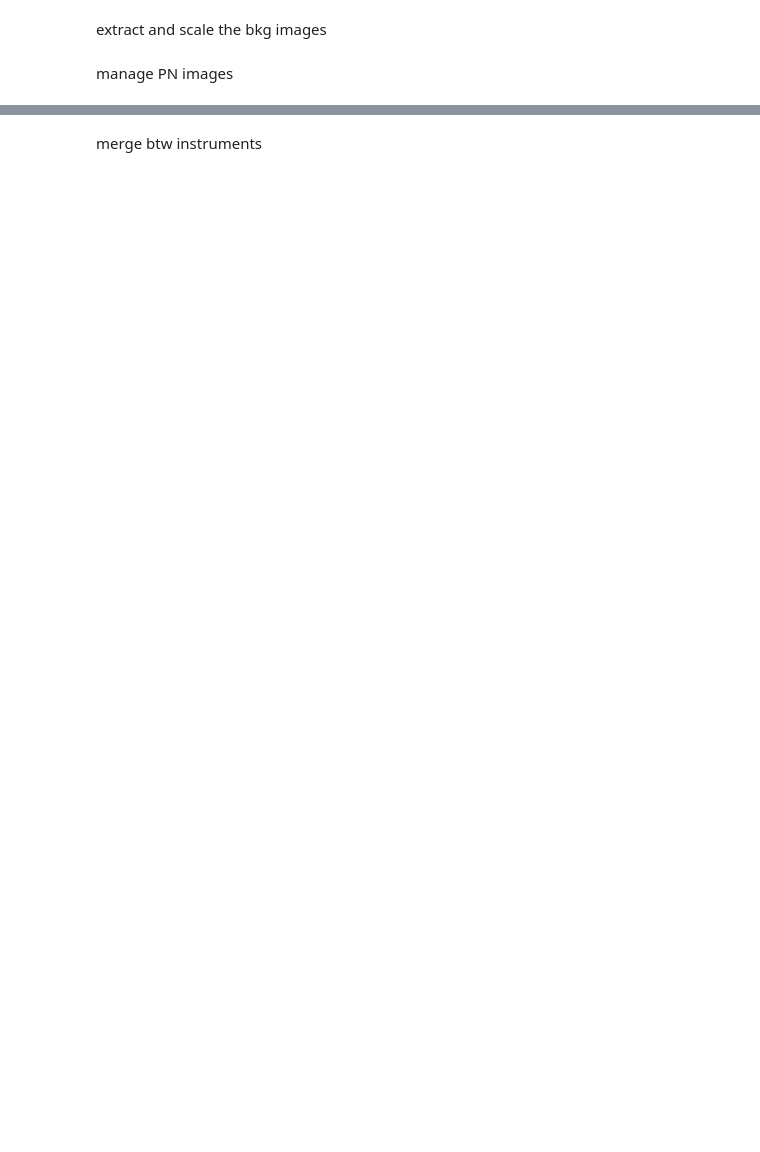
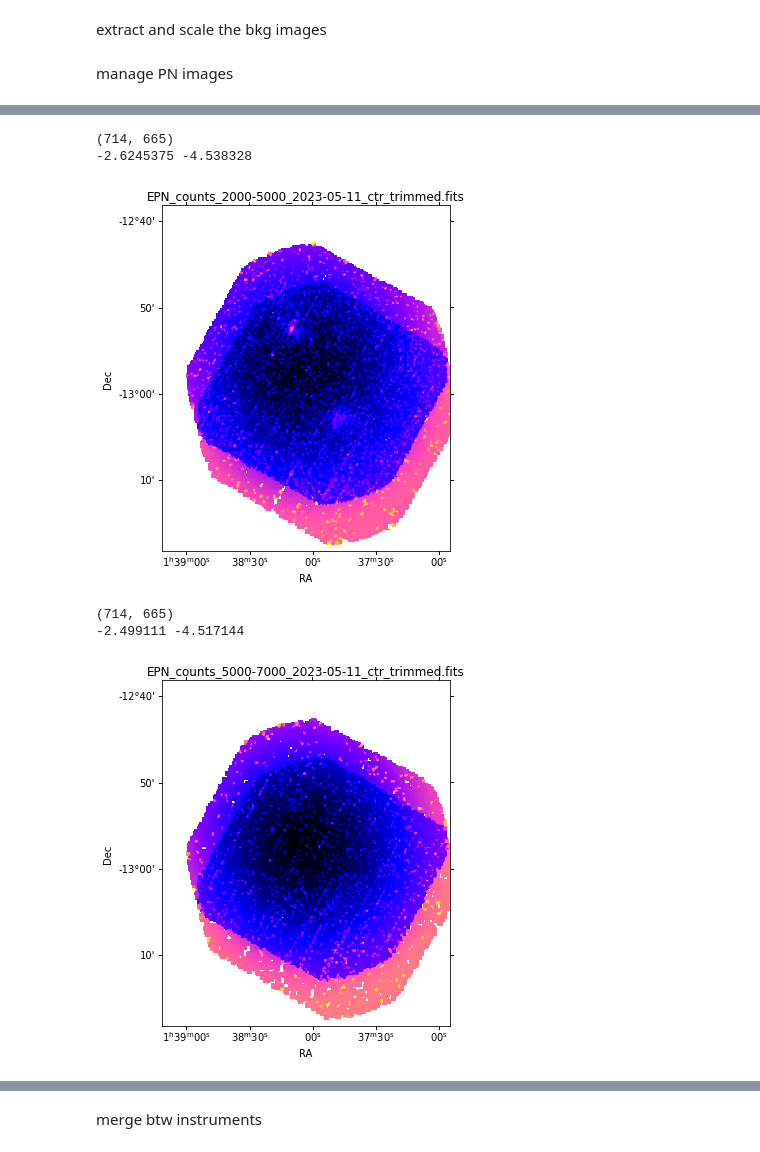
Before and after one commit to yanlingchen1/XMM_datareduction, a Jupyter notebook: xmm_data_extraction.ipynb, the cells around one changed output, grey strips where cells are left out. Cells and saved outputs as stored; diff of their text form; code cells hidden in the pictures; blank space fills up the shorter version.

```diff
--- a/xmm_data_extraction.ipynb
+++ b/xmm_data_extraction.ipynb
@@ -602,6 +687,6 @@ for obs in ['101', '201']:
         else:
             pattern = 12
         f.write(f'evselect table={input_evtfile} xcolumn=X ycolumn=Y imagebinning=binSize ximagebinsize=20 yimagebinsize=20 \
-withfilteredset=Y withimageset=Y imageset={output_imgfile} destruct=Y keepfilteroutput=T expression="#XMMEA_16&&(PATTERN<={pattern})&&(PI in [9000:12000])&&(PI>150)"\n')
+withfilteredset=Y withimageset=Y imageset={output_imgfile} destruct=Y keepfilteroutput=T expression="#XMMEA_16&&(PATTERN<={pattern})&&(PI in [9000:12000])&&(PI>150)&&FLAG==0"\n')
 
     f.close()
@@ -742,34 +905,46 @@ check the images
+# %%
+f = open(f'create_images.sh', 'w')
+
+for ins in ['EMOS', 'EPN']:#,'xmm','chandra' # , 'EMOS','EPN'
+        for band in ['700-1200', '1200-2000', '2000-5000', '5000-7000']:#,
+
+            img = f'{ins}_counts_{band}_{today}.img'
+            # exp = f'{ins}_exp_{band}_{today}_edgemsk_srcmsk_{clus}_filamsk_bigeschipgapmasked.fits'
+            # exp = f'{ins}_exp_{band}_{today}_edgemsk_srcmsk_{clus}_filamsk.fits'
+            exp = f'{ins}_exp_{band}_{today}.img'
+            # bkg = glob(f'{ins}_bkg_{band}_{today}.img')[0]
+            # f.write(f'farith {img} {bkg} {img.split(".")[0]}_net.fits "-" clobber=yes\n')
+            # f.write(f'fimgtrim infile={img.split(".")[0]}_net.fits threshlo=0 threshup=I const_lo=0 outfile={img.split(".")[0]}_net_trimmed.fits clobber=yes\n')
+            f.write(f'farith {img.split(".")[0]}.img {exp} {img.split(".")[0]}_ctr.fits "/" clobber=yes\n')
+            f.write(f'fimgtrim infile={img.split(".")[0]}_ctr.fits threshlo=0 threshup=I const_lo=0 outfile={img.split(".")[0]}_ctr_trimmed.fits clobber=yes\n')
+f.close()
 # %%
-# from astropy.visualization import astropy_mpl_style
-import matplotlib.colors as colors
-import matplotlib.pyplot as plt
-# plt.style.use(astropy_mpl_style)
-plt.style.use('default')
-from astropy.utils.data import get_pkg_data_filename
-from astropy.wcs import WCS
-from astropy.convolution import convolve
-from astropy.convolution import Gaussian2DKernel
-from astropy.io import fits
-import numpy as np
-kernel = Gaussian2DKernel(x_stddev=1)
-# 'EPN_corr_counts'
-#EMOS1_obs101_bkg_clean_2023-05-04_1200-2000_scaled.img
-file = f"{bkg_dir}/EMOS2_obs101_bkg_clean_2023-05-07_1200-2000_scaled"
-hdu = fits.open(f'{file}.img')[0]
-image_data = hdu.data
-print(image_data.shape)
-fig = plt.figure(figsize = (6,6))
-ax = fig.add_axes([0.1, 0.1, 0.8, 0.8], projection=WCS(f'{file}.img'))
-ra = ax.coords[0]
-dec = ax.coords[1]
-# plt.grid(color='grey', ls='dashed')
-plt.grid('off')
-ra.set_axislabel('RA')
-dec.set_axislabel('Dec')
-image_data = np.where(np.isfinite(np.log10(image_data)), image_data, np.nan)
-astropy_conv = convolve(image_data, kernel)
-plt.imshow(astropy_conv[50:650,50:550], cmap='gnuplot2', norm = colors.LogNorm(), origin='lower')
-plt.colorbar()
-plt.savefig(f'{file}.png')
-plt.show()
-plt.clf()
+
+for file in glob(f'EPN*05-11*ctr_trimmed.fits'):
+    title = file
+    hdu = fits.open(f'{file}')[0]
+    image_data = hdu.data
+    print(image_data.shape)
+    fig = plt.figure(figsize = (6,6))
+    ax = fig.add_axes([0.1, 0.1, 0.8, 0.8], projection=WCS(f'{file}'))
+    ra = ax.coords[0]
+    dec = ax.coords[1]
+
+    ra.set_axislabel('RA')
+    dec.set_axislabel('Dec')
+    image_data = np.where(np.isfinite(np.log10(image_data)), image_data, np.nan)
+    astropy_conv = convolve(image_data, kernel)
+    ax.set_title(title)
+    print(np.nanmax(np.log10(image_data)), np.nanmin(np.log10(image_data)[image_data>0]))
+    ax.matshow(np.log10(astropy_conv[50:650,50:550]), vmax = -3, cmap='gnuplot2',origin='lower')
+    # plt.colorbar()
+    plt.savefig(f'png/{os.path.basename(file).split(".")[0]}.png')
+    plt.show()
+    plt.close()
+# %% [output]
+(714, 665)
+-2.6245375 -4.538328
+[figure, added]
+(714, 665)
+-2.499111 -4.517144
+[figure, added]
```
Also changed, not shown: parts of 70 cells of this notebook, 9 other files.
